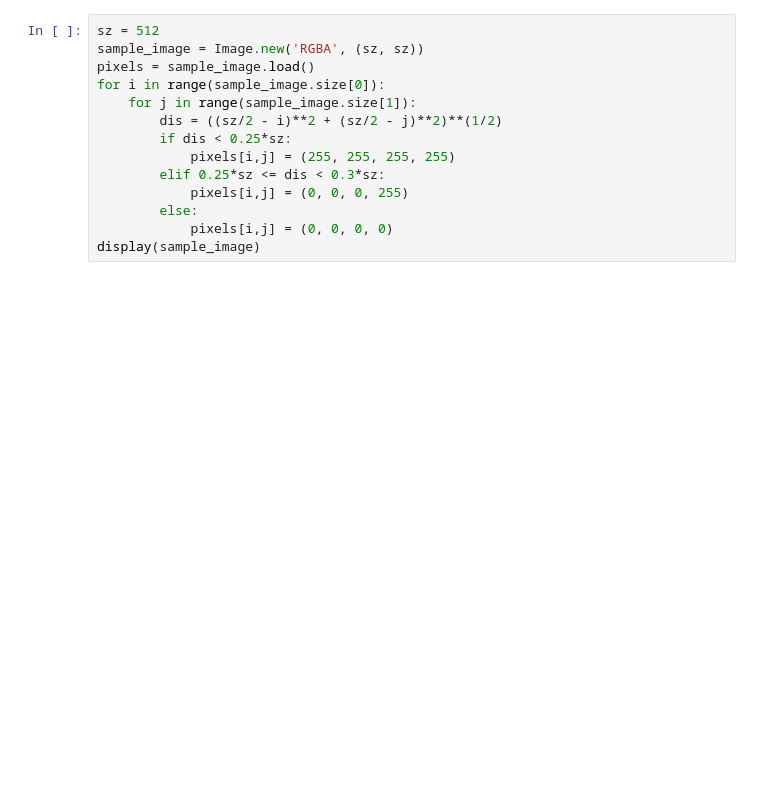
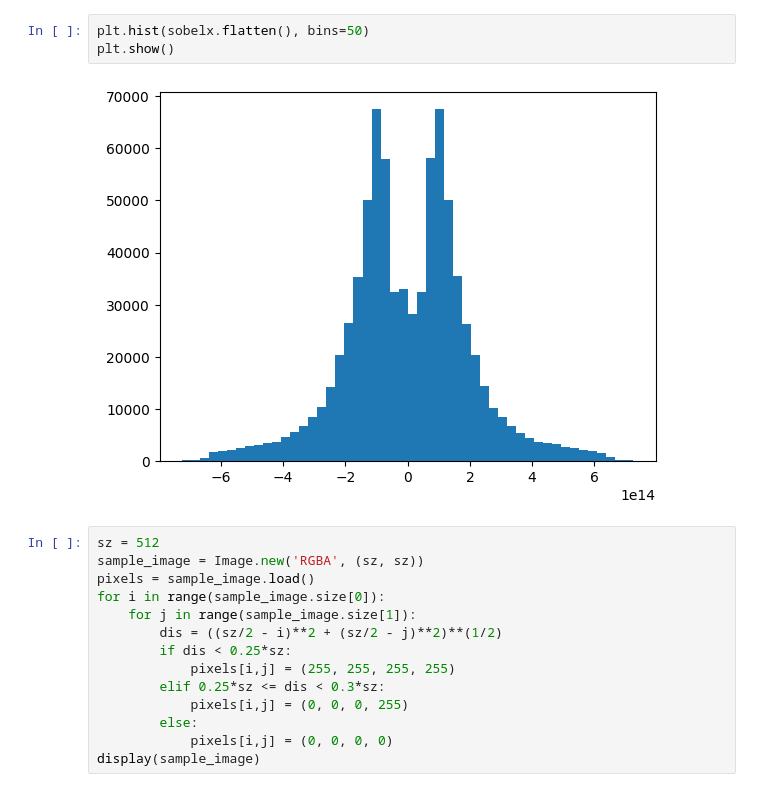
Before and after one commit to SNIPRS/image_utils, a Jupyter notebook: gradient_fill.ipynb, the cells around one changed output. Cells and saved outputs as stored; diff of their text form; blank space fills up the shorter version.

```diff
--- a/gradient_fill.ipynb
+++ b/gradient_fill.ipynb
@@ -63,3 +35,8 @@ def displacement_map(img: Image, map: Image, xdis: int = 10, ydis: int = 10):
+# %%
+plt.hist(sobelx.flatten(), bins=50)
+plt.show()
+# %% [output]
+[figure, added]
 # %%
 sz = 512
 sample_image = Image.new('RGBA', (sz, sz))
```
Also changed, not shown: parts of 5 cells of this notebook, 3 other files.
